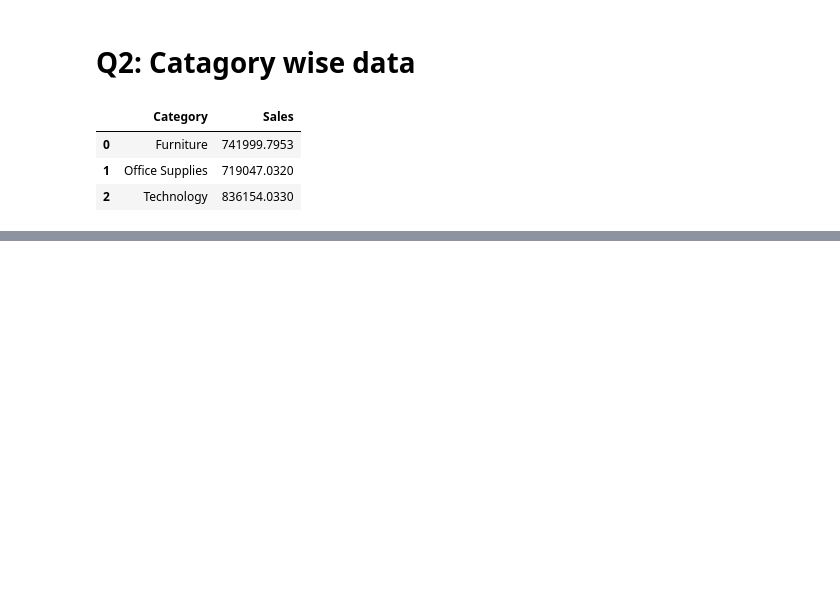
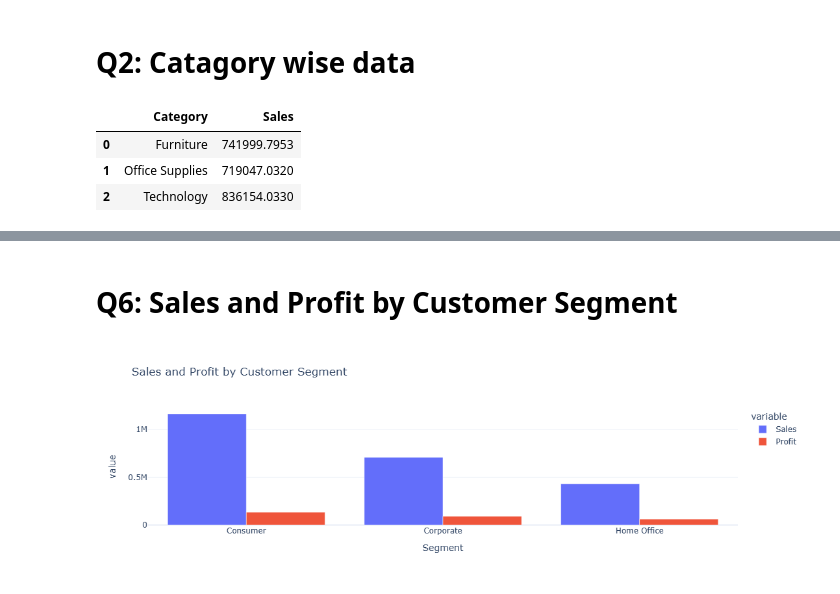
Before and after one commit to vishalbundela/E-commerce_Data_Analysis_with_Python, a Jupyter notebook: Ecommerce_project.ipynb, the cells around one changed output, grey strips where cells are left out. Drawn from its saved outputs; the diff is of its cells as text; code cells hidden in the pictures; blank space fills up the shorter version.

```diff
--- a/Ecommerce_project.ipynb
+++ b/Ecommerce_project.ipynb
@@ -142,0 +173,16 @@ fig.show()
+# %% [markdown]
+# Q6: Sales and Profit by Customer Segment
+# %%
+segment_analysis = data.groupby('Segment')[['Sales','Profit']].sum().reset_index()
+
+fig = px.bar(
+    segment_analysis,
+    x='Segment',
+    y=['Sales','Profit'],
+    barmode='group',
+    title='Sales and Profit by Customer Segment'
+)
+
+fig.show()
+# %% [output]
+[figure, added]
```
Also changed, not shown: parts of 11 cells of this notebook.
